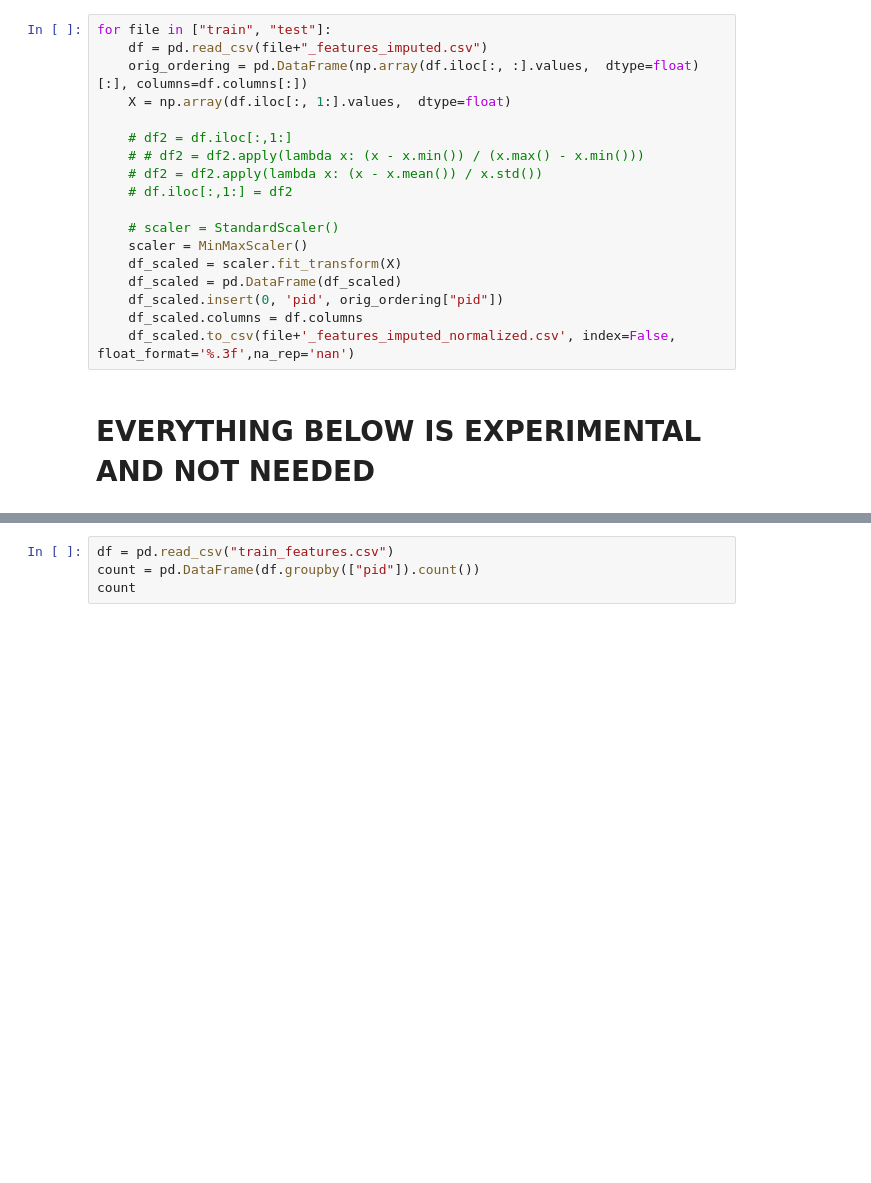
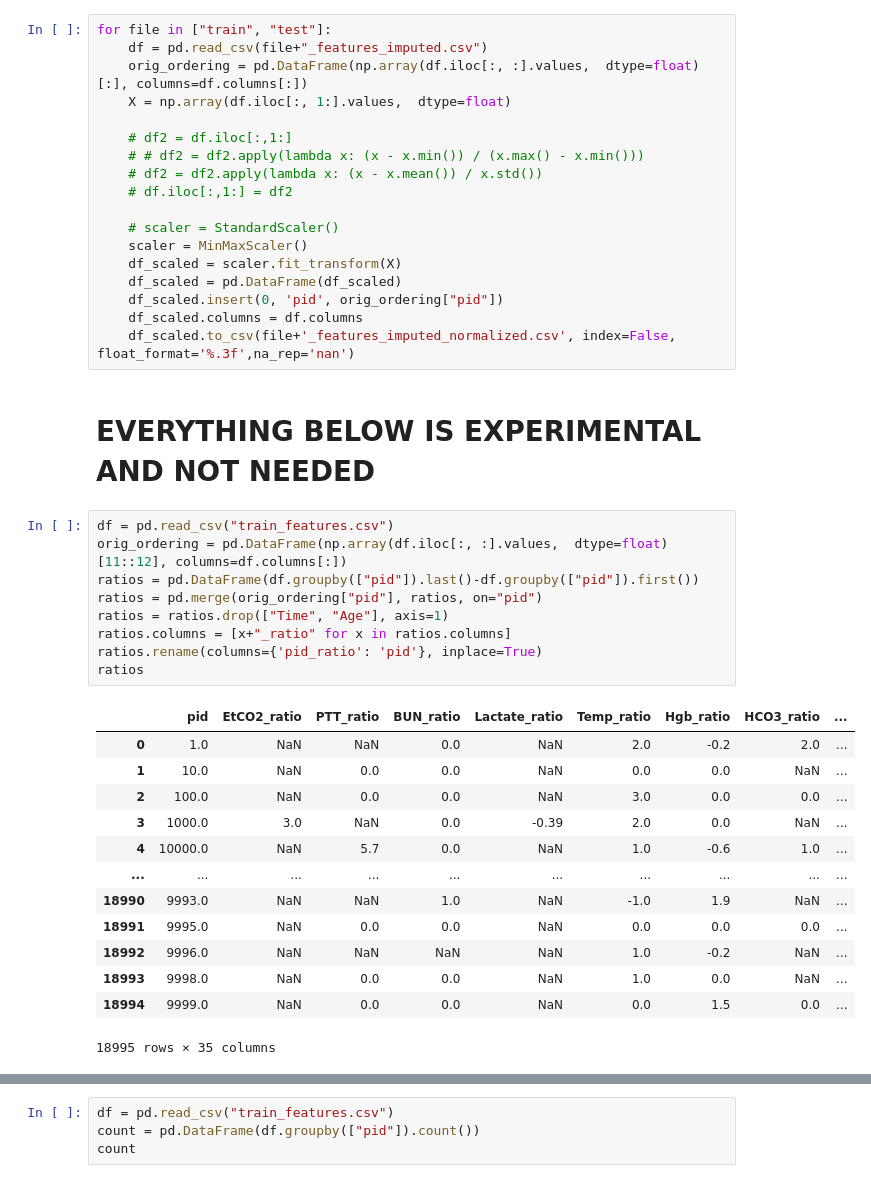
Before and after one commit to timothelaborie/introml, a Jupyter notebook: task2/remove_nan.ipynb, the cells around one changed output, grey strips where cells are left out. Saved outputs shown, nothing was run; the diff lists cells and outputs as text; blank space fills up the shorter version.

```diff
--- a/task2/remove_nan.ipynb
+++ b/task2/remove_nan.ipynb
@@ -244,3 +237,26 @@ for file in ["train", "test"]:
 
 
 # EVERYTHING BELOW IS EXPERIMENTAL AND NOT NEEDED
+# %%
+df = pd.read_csv("train_features.csv")
+orig_ordering = pd.DataFrame(np.array(df.iloc[:, :].values,  dtype=float)[11::12], columns=df.columns[:])
+ratios = pd.DataFrame(df.groupby(["pid"]).last()-df.groupby(["pid"]).first())
+ratios = pd.merge(orig_ordering["pid"], ratios, on="pid")
+ratios = ratios.drop(["Time", "Age"], axis=1)
+ratios.columns = [x+"_ratio" for x in ratios.columns]
+ratios.rename(columns={'pid_ratio': 'pid'}, inplace=True)
+ratios
+# %% [output]
+|  | pid | EtCO2_ratio | PTT_ratio | BUN_ratio | Lactate_ratio | Temp_ratio | Hgb_ratio | HCO3_ratio | ... |
+| 0 | 1.0 | NaN | NaN | 0.0 | NaN | 2.0 | -0.2 | 2.0 | ... |
+| 1 | 10.0 | NaN | 0.0 | 0.0 | NaN | 0.0 | 0.0 | NaN | ... |
+| 2 | 100.0 | NaN | 0.0 | 0.0 | NaN | 3.0 | 0.0 | 0.0 | ... |
+| 3 | 1000.0 | 3.0 | NaN | 0.0 | -0.39 | 2.0 | 0.0 | NaN | ... |
+| 4 | 10000.0 | NaN | 5.7 | 0.0 | NaN | 1.0 | -0.6 | 1.0 | ... |
+| ... | ... | ... | ... | ... | ... | ... | ... | ... | ... |
+| 18990 | 9993.0 | NaN | NaN | 1.0 | NaN | -1.0 | 1.9 | NaN | ... |
+| 18991 | 9995.0 | NaN | 0.0 | 0.0 | NaN | 0.0 | 0.0 | 0.0 | ... |
+| 18992 | 9996.0 | NaN | NaN | NaN | NaN | 1.0 | -0.2 | NaN | ... |
+| 18993 | 9998.0 | NaN | 0.0 | 0.0 | NaN | 1.0 | 0.0 | NaN | ... |
+| 18994 | 9999.0 | NaN | 0.0 | 0.0 | NaN | 0.0 | 1.5 | 0.0 | ... |
+18995 rows × 35 columns
```
Also changed, not shown: parts of 3 cells of this notebook, 10 other files.
